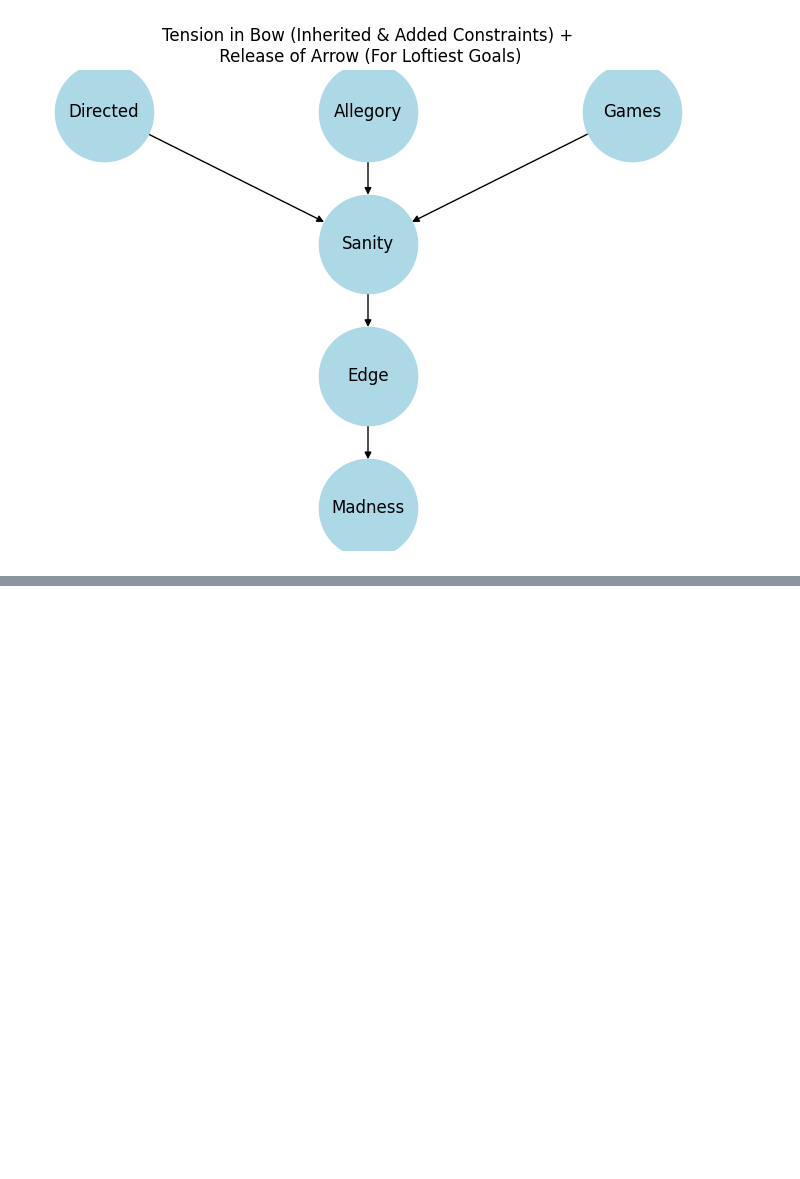
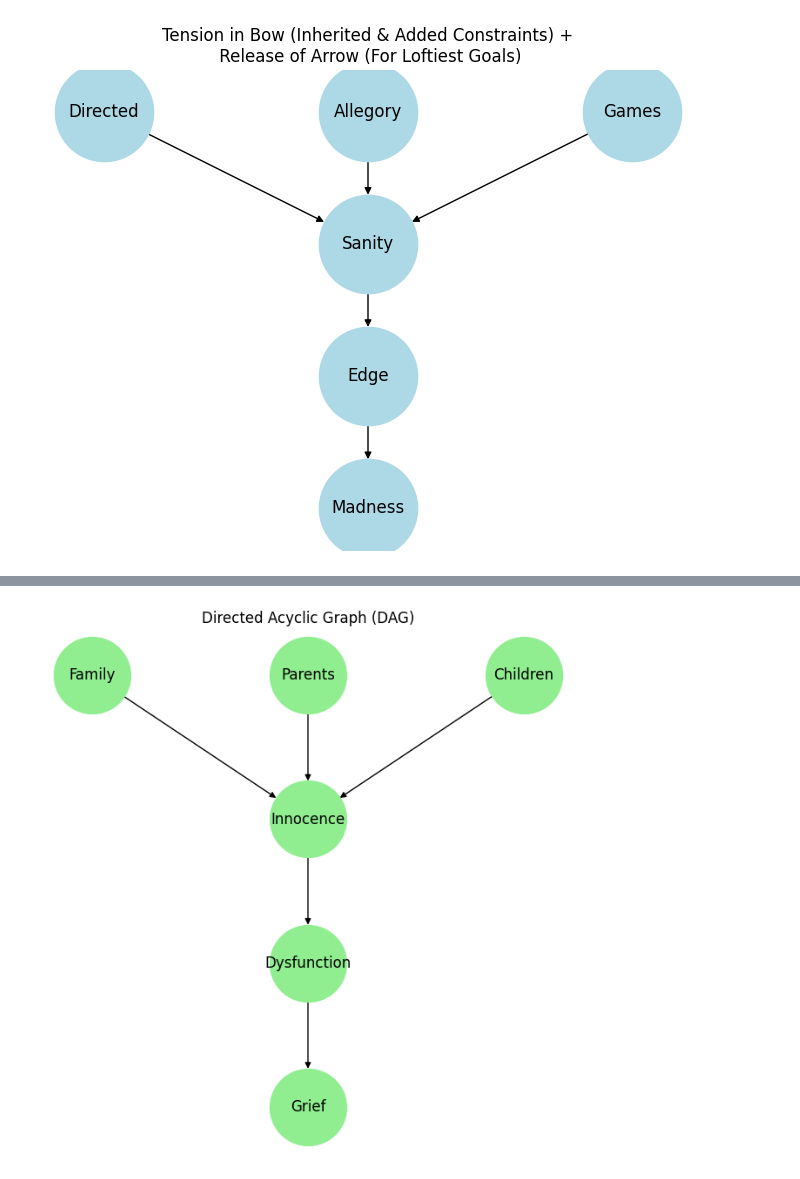
Before and after one commit to abikesa/philosophy, a Jupyter notebook: kitabo/ensi/_build/jupyter_execute/act3/part2/part2_1.ipynb, the cells around one changed output, grey strips where cells are left out. Cells and saved outputs as stored; diff of their text form; code cells hidden in the pictures; blank space fills up the shorter version.

```diff
--- a/kitabo/ensi/_build/jupyter_execute/act3/part2/part2_1.ipynb
+++ b/kitabo/ensi/_build/jupyter_execute/act3/part2/part2_1.ipynb
@@ -196,0 +458,35 @@ In essence, **TGIF** might serve as a kind of modern mantra, a social and psycho
+# %%
+# Re-importing necessary libraries since the environment was reset
+import matplotlib.pyplot as plt
+import networkx as nx
+
+# Create a new directed graph for the new labels
+G_new = nx.DiGraph()
+
+# Add nodes with new labels
+G_new.add_node(1, label="Directed")
+G_new.add_node(2, label="Allegory")
+G_new.add_node(3, label="Game")
+G_new.add_node(4, label="Innocence")
+G_new.add_node(5, label="Dysfunction")
+G_new.add_node(6, label="Grief")
+
+# Add edges (directed)
+G_new.add_edges_from([(1, 4), (2, 4), (3, 4), (4, 5), (5, 6)])
+
+# Create positions for each node
+pos_new = {1: (0, 2), 2: (1, 2), 3: (2, 2), 4: (1, 1), 5: (1, 0), 6: (1, -1)}
+
+# Draw the graph
+plt.figure(figsize=(6,6))
+nx.draw(G_new, pos_new, with_labels=False, node_size=4000, node_color="lightgreen", arrows=True)
+
+# Add labels to nodes
+node_labels_new = {1: "Family", 2: "Parents", 3: "Children", 4: "Innocence", 5: "Dysfunction", 6: "Grief"}
+nx.draw_networkx_labels(G_new, pos_new, labels=node_labels_new, font_size=12)
+
+# Show the plot
+plt.title("Directed Acyclic Graph (DAG)")
+plt.show()
+# %% [output]
+[figure, added]
```
Also changed, not shown: parts of 7 cells of this notebook, 30 other files.
